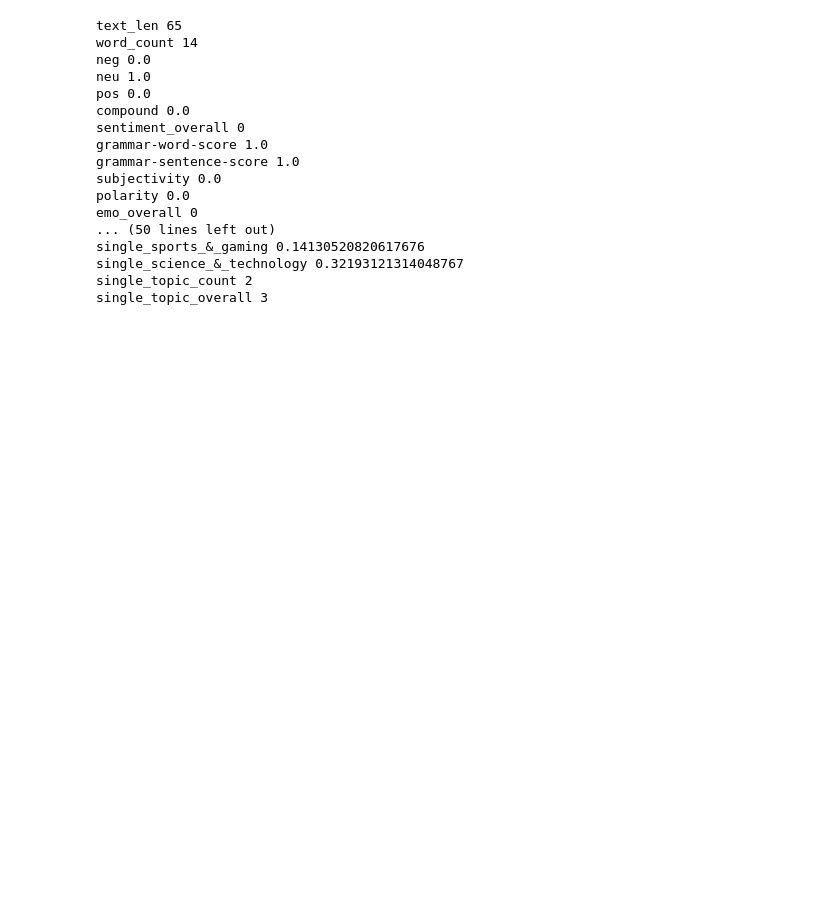
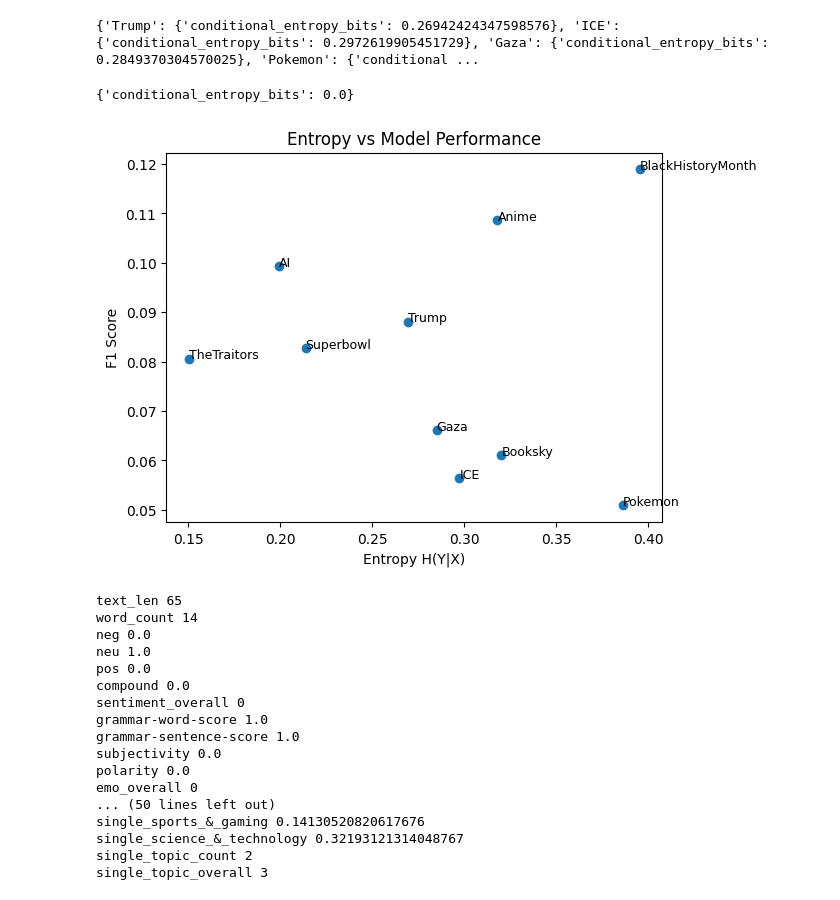
Before and after one commit to jonasbjaerke/MEng-project, a Jupyter notebook: notebooks/analyse_dataset.ipynb, the cells around one changed output. Cells and saved outputs as stored; diff of their text form; code cells hidden in the pictures; blank space fills up the shorter version.

```diff
--- a/notebooks/analyse_dataset.ipynb
+++ b/notebooks/analyse_dataset.ipynb
@@ -24,3 +97,69 @@ pdict = get_json(posts_path)
+# %%
+def evaluate_entropy_by_hashtag(df, drop_hashtag=False):
+    results = {}
+    for tag in df["hashtag"].dropna().unique():
+        df_tag = df[df["hashtag"] == tag]
+        results[tag] = measure_conditional_entropy(df_tag, drop_hashtag=drop_hashtag)
+    return results
+
+results_by_tag = evaluate_entropy_by_hashtag(df, drop_hashtag=True)
+print(results_by_tag)
+# %% [output]
+{'Trump': {'conditional_entropy_bits': 0.26942424347598576}, 'ICE': {'conditional_entropy_bits': 0.2972619905451729}, 'Gaza': {'conditional_entropy_bits': 0.2849370304570025}, 'Pokemon': {'conditional ...
+# %%
+overall = measure_conditional_entropy(df, drop_hashtag=False)
+print(overall)
+# %% [output]
+{'conditional_entropy_bits': 0.0}
+# %%
+import numpy as np
+import matplotlib.pyplot as plt
+
+entropy = {
+    "Trump": 0.2694,
+    "ICE": 0.2973,
+    "Gaza": 0.2849,
+    "Pokemon": 0.3860,
+    "AI": 0.1994,
+    "Booksky": 0.3201,
+    "BlackHistoryMonth": 0.3952,
+    "TheTraitors": 0.1503,
+    "Anime": 0.3180,
+    "Superbowl": 0.2138
+}
+
+f1 = {
+    "Trump": 0.0881,
+    "ICE": 0.0564,
+    "Gaza": 0.0661,
+    "Pokemon": 0.0509,
+    "AI": 0.0993,
+    "Booksky": 0.0611,
+    "BlackHistoryMonth": 0.1189,
+    "TheTraitors": 0.0806,
+    "Anime": 0.1086,
+    "Superbowl": 0.0828
+}
+
+tags = list(entropy.keys())
+x = np.array([entropy[t] for t in tags])
+y = np.array([f1[t] for t in tags])
+
+plt.figure()
+
+plt.scatter(x, y)
+
+# annotate points
+for i, tag in enumerate(tags):
+    plt.text(x[i], y[i], tag, fontsize=9)
+
+plt.xlabel("Entropy H(Y|X)")
+plt.ylabel("F1 Score")
+plt.title("Entropy vs Model Performance")
+
+plt.show()
+# %% [output]
+[figure, added]
 # %%
 TEXTDICT = "../data/processed/text_features.json"
 text_dict = get_json(TEXTDICT)
```
Also changed, not shown: parts of 3 cells of this notebook, 2 other files.
